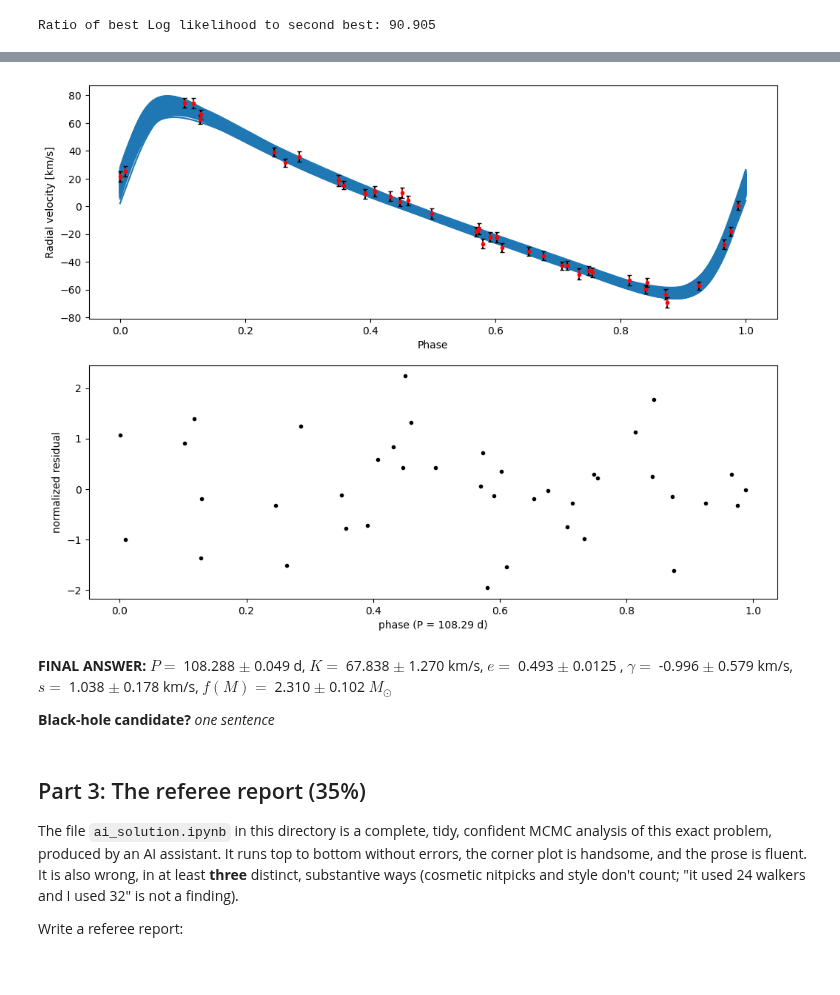
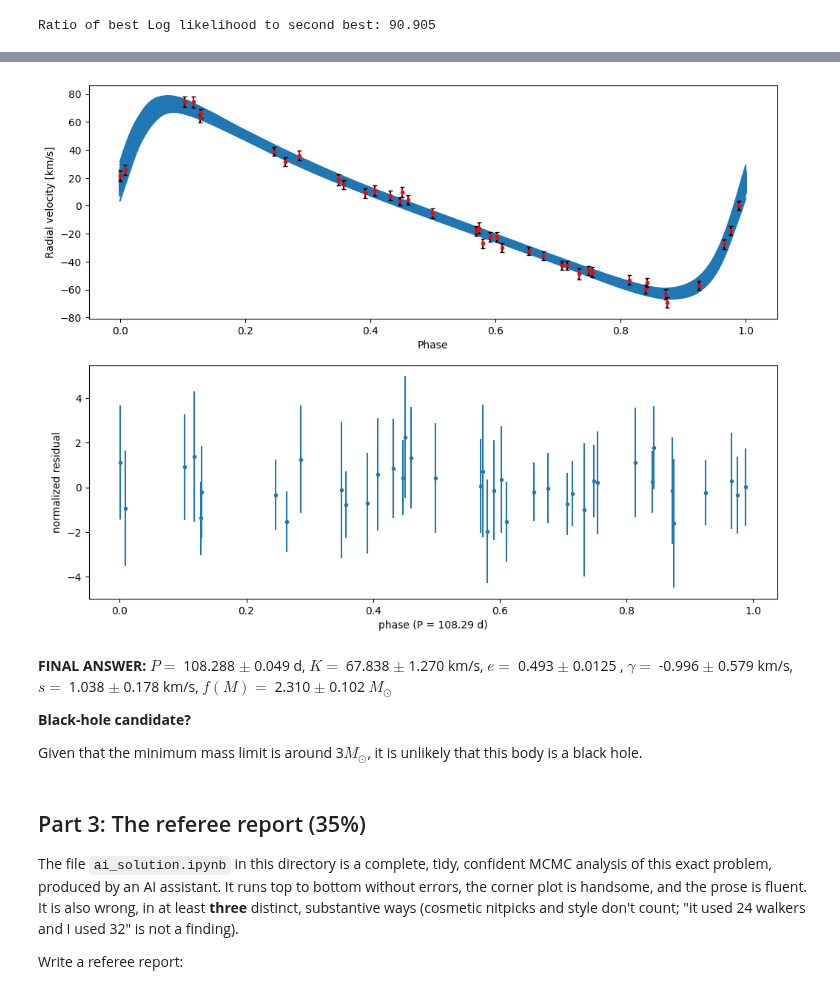
Before and after one commit to andrewtsteves/ast457_2026_Fall, a Jupyter notebook: submissions/asteves2/lab05.ipynb, the cells around one changed output, grey strips where cells are left out. Drawn from its saved outputs; the diff is of its cells as text; code cells hidden in the pictures.

```diff
--- a/submissions/asteves2/lab05.ipynb
+++ b/submissions/asteves2/lab05.ipynb
@@ -239,7 +239,7 @@ scales = 1e-3 * np.array([Pb, kb, 0.1, 0.1, 0.01 * Pb, 1.0, 1.0])
 p0 = xbest.x + scales *  rng_e.normal(size=(nwalkers, ndim))
 
 sampler = emcee.EnsembleSampler(nwalkers, ndim, log_posterior)
-sample = sampler.run_mcmc(p0, 6000)
+sample = sampler.run_mcmc(p0, 10000)
 tau = sampler.get_autocorr_time(tol = 0)
 
 burn = int(5 * np.max(tau))
@@ -252,13 +252,16 @@ Ratio of best Log likelihood to second best: 90.905
 # %%
 chain = sampler.get_chain()
 names = ['P', 'K', 'e', 'omg', 'Tp', 'gamma', 's']
+med = np.median(flat, axis = 0)
 
 fig, axes = plt.subplots(7, 1, figsize = (14, 10), sharex=True)
 for i, ax in enumerate(axes):
-    ax.plot(chain[:, :, i], color = 'k', alpha = 0.15, lw = 0.5)
+    ax.plot(chain[:, :, i], color = 'k', alpha = 0.1, lw = 0.5)
     ax.axvline(burn, linestyle = '--', color = 'red')
+    ax.axhline(med[i], color = 'red', linestyle = '--', alpha = 0.5)
 
     ax.set_ylabel(names[i])
+
 axes[-1].set_xlabel('Steps')
 fig.tight_layout()
 
@@ -288,39 +291,41 @@ rng = np.random.default_rng(42)
 ndraw = 500
 idx = rng.choice(flat.shape[0], size = ndraw, replace = False)
 draws = flat[idx]
 
 P_med, Tp_med = np.median(flat[:, 0]), np.median(flat[:, 4])
 s_med = np.exp(np.median(flat[:, 6]))
 
 phase = ((t - Tp_med) / P_med) % 1.0
 grid = np.linspace(0, 1, 500)
 t_grid = Tp_med + grid * P_med
 
 model_med = np.median(np.array([kepler_rv(t, *th[: 6]) for th in draws]), axis = 0)
 resid = (rv - model_med) / np.sqrt(sig**2 + s_med**2)
 
 fig, ax = plt.subplots(nrows = 2, ncols = 1, figsize = (12, 9))
 
 for th in draws:
     P, K, e, omg, T, gamma, lns = th
     ax[0].plot(grid, kepler_rv(t_grid, P, K, e, omg, T, gamma), color = 'C0')
 ax[0].errorbar(phase, rv, yerr=np.sqrt(sig**2 + s_med**2), fmt='none', ecolor='k', capsize=2)
 ax[0].errorbar(phase, rv, yerr = sig, fmt = 'r.')
 
 ax[0].set_xlabel('Phase')
 ax[0].set_ylabel('Radial velocity [km/s]')
 
-ax[1].plot(phase, resid, 'k.')
+ax[1].errorbar(phase, resid, yerr = np.sqrt(sig**2 + sb**2), fmt = '.')
 ax[1].set_xlabel(f'phase (P = {P_med:.2f} d)')
 ax[1].set_ylabel('normalized residual')
 
 plt.show()
 # %% [output]
-[figure, old version]
+[figure, new version]
 # %% [markdown]
 **FINAL ANSWER:** $P = $ 108.288 $\pm$ 0.049 d, $K = $ 67.838 $\pm$ 1.270 km/s, $e = $ 0.493 $\pm$ 0.0125 , $\gamma = $  -0.996 $\pm$ 0.579 km/s, $s = $ 1.038 $\pm$ 0.178 km/s, $f(M) = $ 2.310 $\pm$ 0.102 $M_\odot$
 
-**Black-hole candidate?** *one sentence*
+**Black-hole candidate?**
+
+Given that the minimum mass limit is around 3$M_\odot$, it is unlikely that this body is a black hole.
 # %% [markdown]
 ## Part 3: The referee report (35%)
 
```
Also changed, not shown: parts of 8 cells of this notebook.
